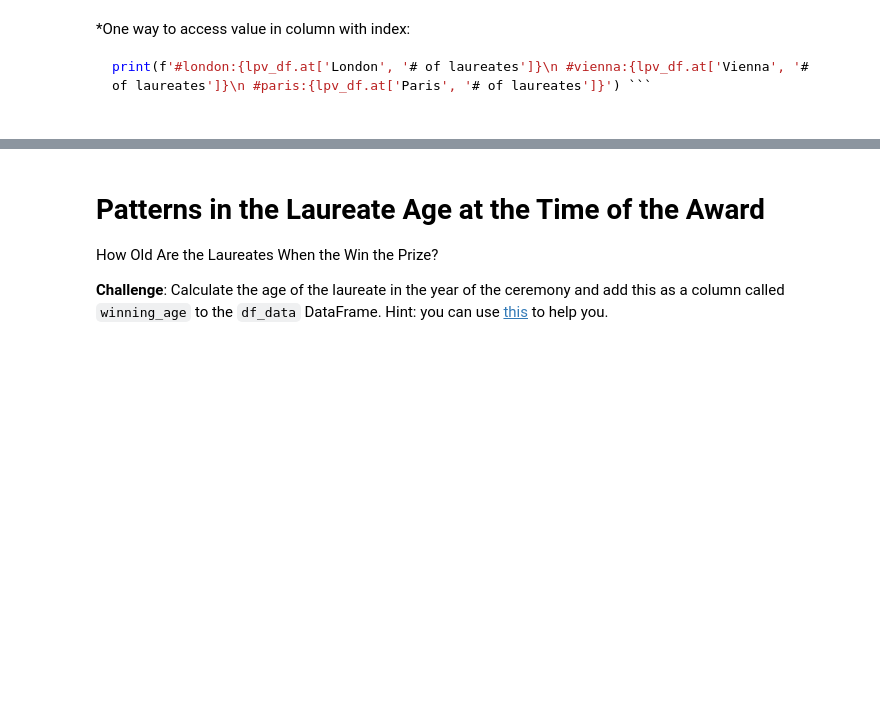
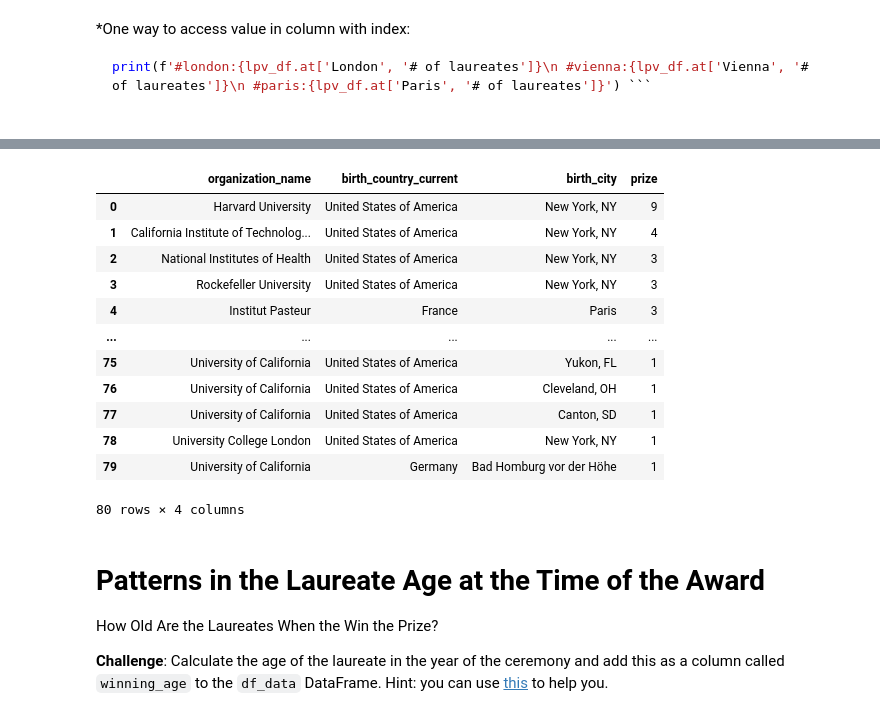
Before and after one commit to J-Bills/day_79, a Jupyter notebook: Nobel+Prize+Analysis+Start/Nobel_Prize_Analysis_(start).ipynb, the cells around one changed output, grey strips where cells are left out. Cells and saved outputs as stored; diff of their text form; code cells hidden in the pictures; blank space fills up the shorter version.

```diff
--- a/Nobel+Prize+Analysis+Start/Nobel_Prize_Analysis_(start).ipynb
+++ b/Nobel+Prize+Analysis+Start/Nobel_Prize_Analysis_(start).ipynb
@@ -886,3 +884,23 @@ print(f'#london:{lpv_df.at['London', '# of laureates']}\n #vienna:{lpv_df.at['Vi
 Here's what you're aiming for:
 
 <img src=https://i.imgur.com/cemX4m5.png width=300>
+# %%
+"""Create a Data frame that groups the number of prizes by organization"""
+
+org_name_df = df_data.groupby(by=['organization_name', 'birth_country_current', 'birth_city']).agg({'prize':pd.Series.count}).sort_values('prize', ascending=False).dropna().head(80)
+org_name_df = org_name_df.reset_index()
+org_name_df
+# %% [output]
+|  | organization_name | birth_country_current | birth_city | prize |
+| 0 | Harvard University | United States of America | New York, NY | 9 |
+| 1 | California Institute of Technolog... | United States of America | New York, NY | 4 |
+| 2 | National Institutes of Health | United States of America | New York, NY | 3 |
+| 3 | Rockefeller University | United States of America | New York, NY | 3 |
+| 4 | Institut Pasteur | France | Paris | 3 |
+| ... | ... | ... | ... | ... |
+| 75 | University of California | United States of America | Yukon, FL | 1 |
+| 76 | University of California | United States of America | Cleveland, OH | 1 |
+| 77 | University of California | United States of America | Canton, SD | 1 |
+| 78 | University College London | United States of America | New York, NY | 1 |
+| 79 | University of California | Germany | Bad Homburg vor der Höhe | 1 |
+80 rows × 4 columns
```
Also changed, not shown: parts of 4 cells of this notebook.
